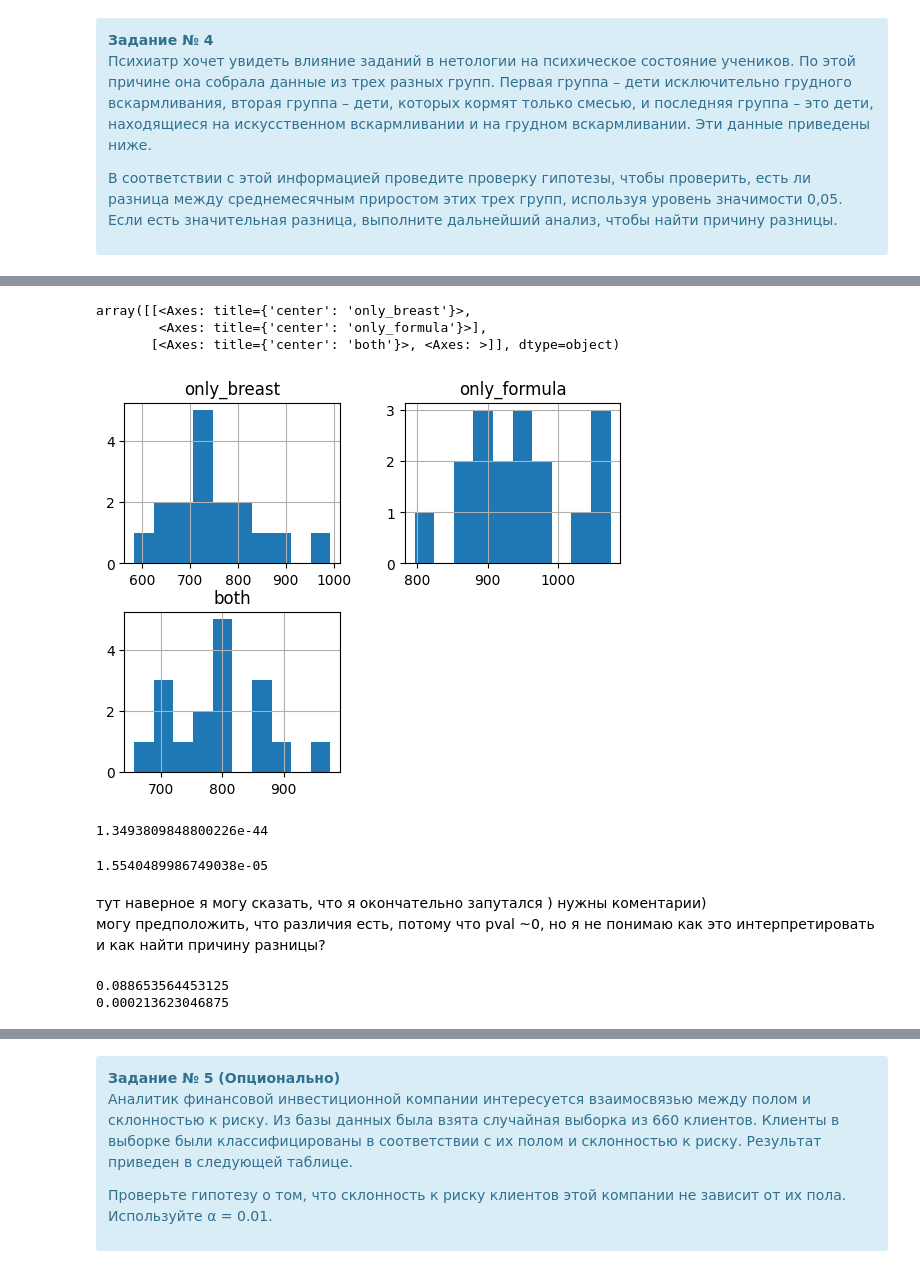
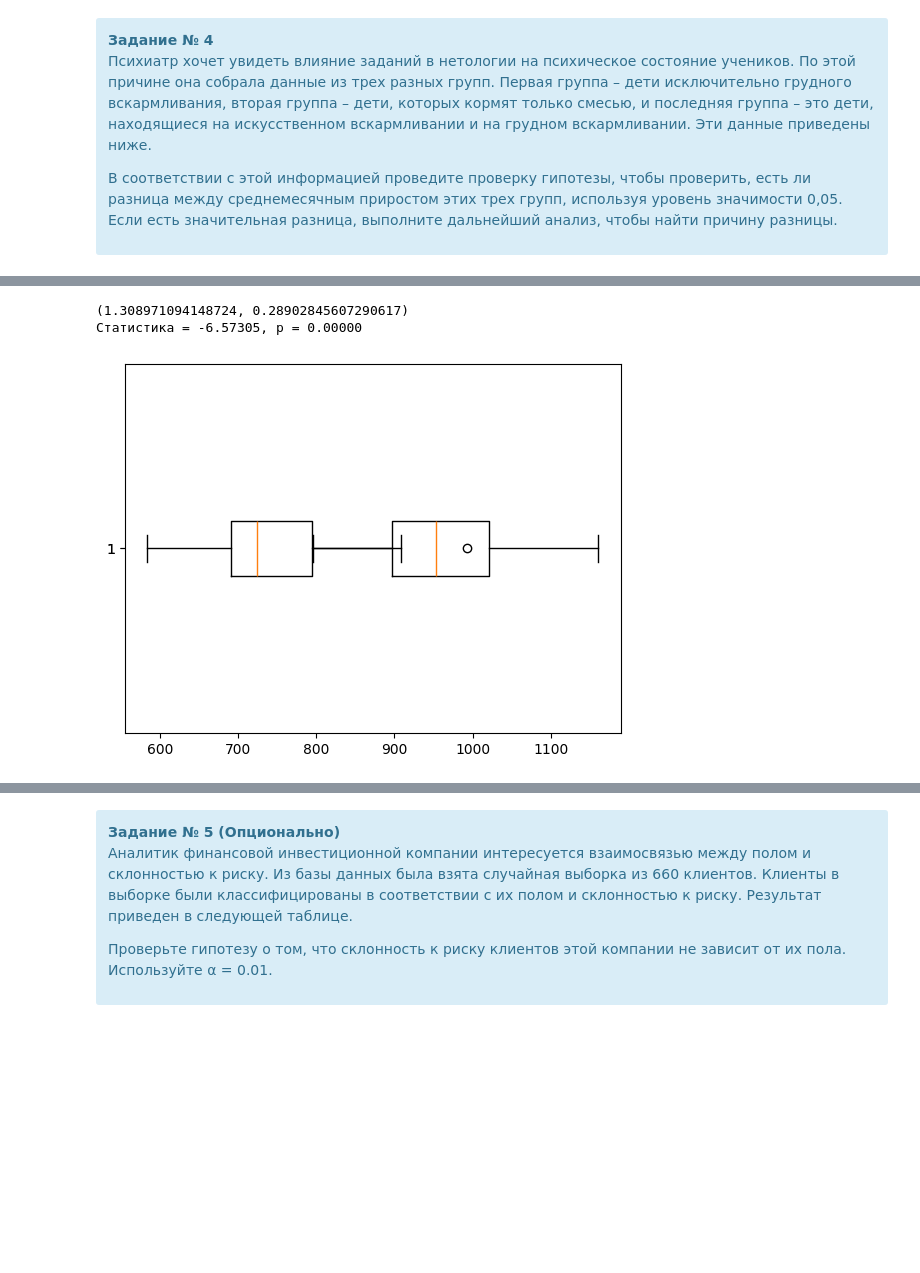
Before and after one commit to archimage-wiz/DS_PythonStat_Hw_Hypotesis, a Jupyter notebook: ДЗ_Проверка_гипотез.ipynb, the cells around one changed output, grey strips where cells are left out. Drawn from its saved outputs; the diff is of its cells as text; code cells hidden in the pictures; blank space fills up the shorter version.

```diff
--- a/ДЗ_Проверка_гипотез.ipynb
+++ b/ДЗ_Проверка_гипотез.ipynb
@@ -59,8 +54,0 @@ womens = st.norm.rvs(
-# %%
-stat, p = st.ttest_ind(mens, womens)
-if p > 0.001:
-    print("Различие незначительно")
-print("pval", p)
-plt.hist(mens, bins=20)
-plt.hist(womens, bins=20)
-plt.show()
@@ -69,0 +57,26 @@ pval 4.013049237709119e-176
+# %%
+# define F-test function
+def f_test(x, y):
+    x = np.array(x)
+    y = np.array(y)
+    f = np.var(x, ddof=1) / np.var(y, ddof=1)  # calculate F test statistic
+    dfn = x.size - 1  # define degrees of freedom numerator
+    dfd = y.size - 1  # define degrees of freedom denominator
+    p = 1 - st.f.cdf(f, dfn, dfd)  # find p-value of F test statistic
+    return f, p
+
+
+print("f-test", f_test(mens, womens))
+
+stat, p = st.mannwhitneyu(mens, womens)
+print(f"Статистика = {stat:.5f}, p = {p:.5f}")
+
+stat, p = st.ttest_ind(mens, womens, equal_var=False)
+if p > 0.001:
+    print("Различие незначительно")
+
+print("pval", p)
+
+plt.hist(mens, bins=20)
+plt.hist(womens, bins=20)
+plt.show()
@@ -283,31 +262,11 @@ df
-# %%
-df.hist()
-# %% [output]
-array([[<Axes: title={'center': 'only_breast'}>,
-        <Axes: title={'center': 'only_formula'}>],
-       [<Axes: title={'center': 'both'}>, <Axes: >]], dtype=object)
-[figure, removed]
-# %%
-chi, pval, dof, exp = st.chi2_contingency(df.values)  # Критерий Пирсона (хи квадрат)
-pval
-# %% [output]
-1.3493809848800226e-44
-# %%
-stat, p = st.ttest_rel(a=only_breast[:min_val], b=only_formula[:min_val])
-p
-# %% [output]
-1.5540489986749038e-05
-# %% [markdown]
-тут наверное я могу сказать, что я окончательно запутался ) нужны коментарии)<br>
-могу предположить, что различия есть, потому что pval ~0, но я не понимаю как это интерпретировать<br>
-и как найти причину разницы?
-# %%
-dif = np.array(both[:min_val]) - np.array(only_breast[:min_val])
-stat, p = st.wilcoxon(dif)
-print(p)
-dif = np.array(both[:min_val]) - np.array(only_formula[:min_val])
-stat, p = st.wilcoxon(dif)
-print(p)
-# %% [output]
-0.088653564453125
-0.000213623046875
+# %%
+print(f_test(only_breast, only_formula))
+stat, p = st.ttest_ind(only_breast, only_formula)
+print(f"Статистика = {stat:.5f}, p = {p:.5f}")
+plt.boxplot(only_breast, vert=False)
+plt.boxplot(only_formula, vert=False)
+plt.show()
+# %% [output]
+(1.308971094148724, 0.28902845607290617)
+Статистика = -6.57305, p = 0.00000
+[figure, added]
```
Also changed, not shown: parts of 17 cells of this notebook, 2 other files.
